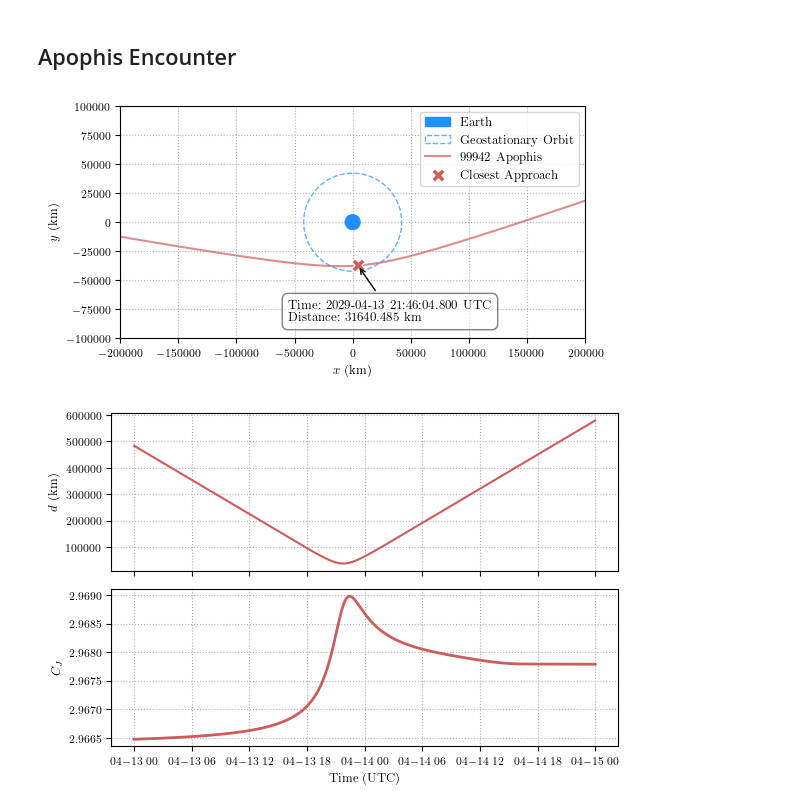
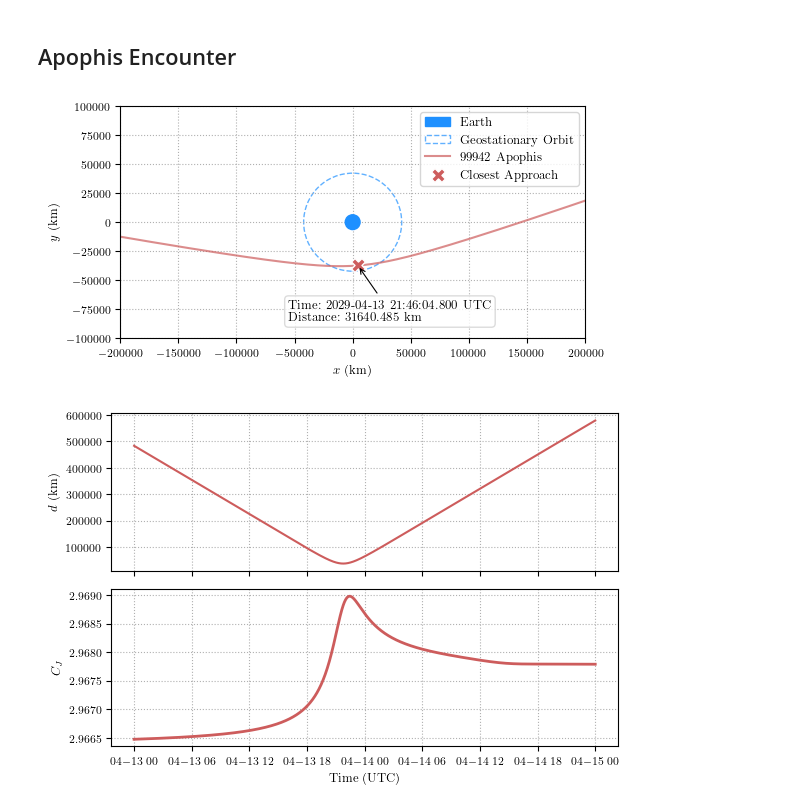
Before and after one commit to shami-momo/Workspace, a Jupyter notebook: solar_astro/NEA/Apophis.ipynb, the cells around one changed output. Cells and saved outputs as stored; diff of their text form; code cells hidden in the pictures.

```diff
--- a/solar_astro/NEA/Apophis.ipynb
+++ b/solar_astro/NEA/Apophis.ipynb
@@ -140,37 +140,37 @@ min_time_iso = Time(min_time, format='jd').iso
 
 # Rotational Coordinates Plotting
 fig, ax = plt.subplots(figsize=(6, 4))
 
 earth = plt.Circle((0, 0), EARTH_RADIUS_KM, label=NAME_SECONDARY, color=COLOR_SECONDARY, zorder=2)
 ax.add_patch(earth)
 
 geo = plt.Circle((0, 0), 42164, label='Geostationary Orbit', color=COLOR_SECONDARY, fill=False, linestyle='--', alpha=0.7, zorder=1)
 ax.add_patch(geo)
 
 ax.plot(x_rot_km, y_rot_km, label=NAME_PARTICLE, color=COLOR_PARTICLE, alpha=0.7)
 ax.scatter(closest_x, closest_y, label='Closest Approach', color=COLOR_PARTICLE, marker='X', edgecolors='white', s=100, zorder=3)
 
 label_text = f"Time: {min_time_iso} UTC\nDistance: {min_dist:.3f} km"
 ax.annotate(label_text,
             xy=(closest_x, closest_y),
             xytext=(-50, -40),
             textcoords='offset points',
-            arrowprops=dict(arrowstyle='->', color='black'),
-            bbox=dict(facecolor='white', alpha=0.5, boxstyle='round,pad=0.5'),
-            zorder=4)
+            arrowprops=dict(arrowstyle='->', color='black', lw=0.8),
+            bbox=dict(facecolor='white', alpha=0.8, boxstyle='round,pad=0.3', edgecolor='lightgray'),
+            fontsize=9, zorder=5)
 
 ax.set_xlim(-200000, 200000)
 ax.set_ylim(-100000, 100000)
 ax.set_aspect('equal')
 ax.set_xlabel('$x$ (km)')
 ax.set_ylabel('$y$ (km)')
 ax.legend()
 ax.grid(True, linestyle=':')
 
 fig.savefig('apophis_enc.pdf', format='pdf', bbox_inches='tight')
 plt.show()
 # %% [output]
-[figure, old version]
+[figure, new version]
 # %%
 cj_values = get_jacobi_constant(vec_apophis, vec_earth)
 
```
Also changed, not shown: 3 other files.
